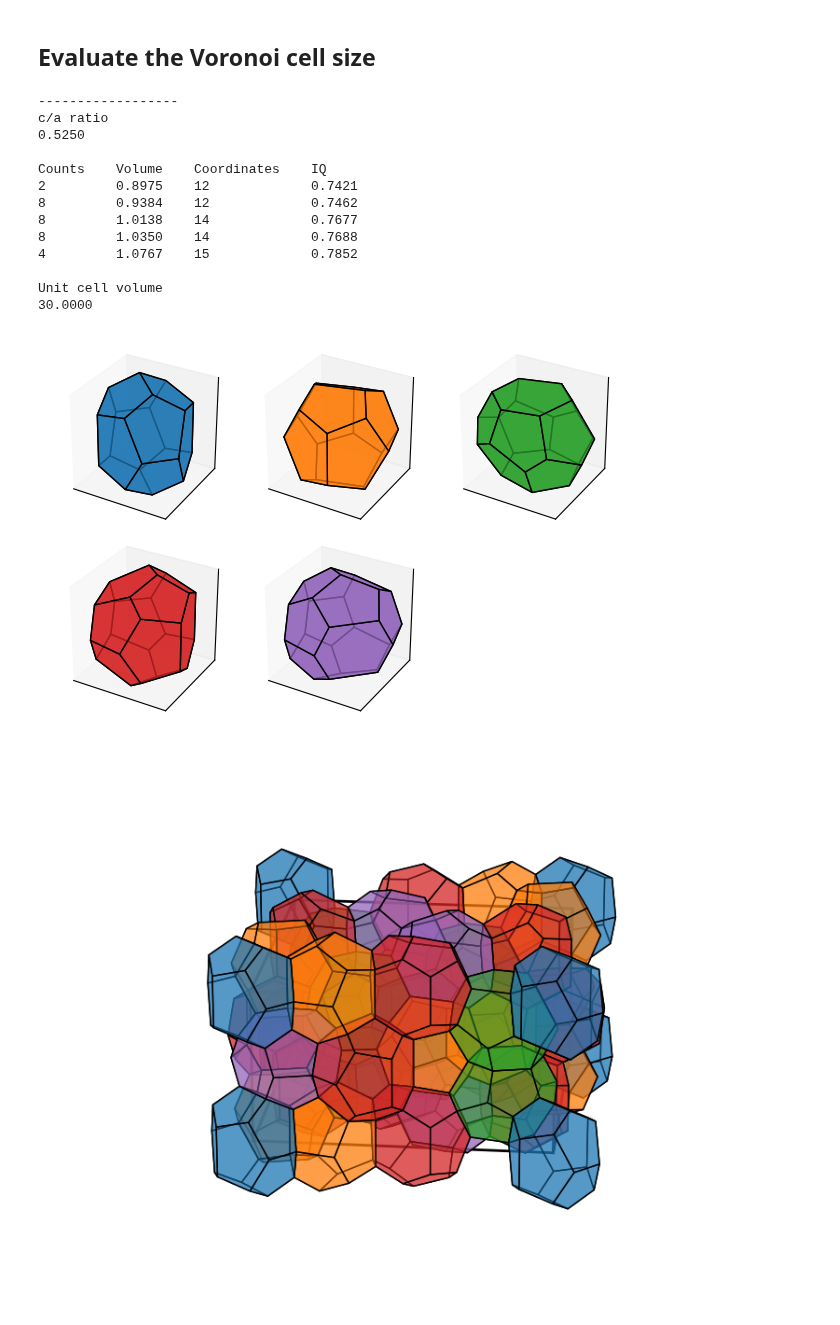
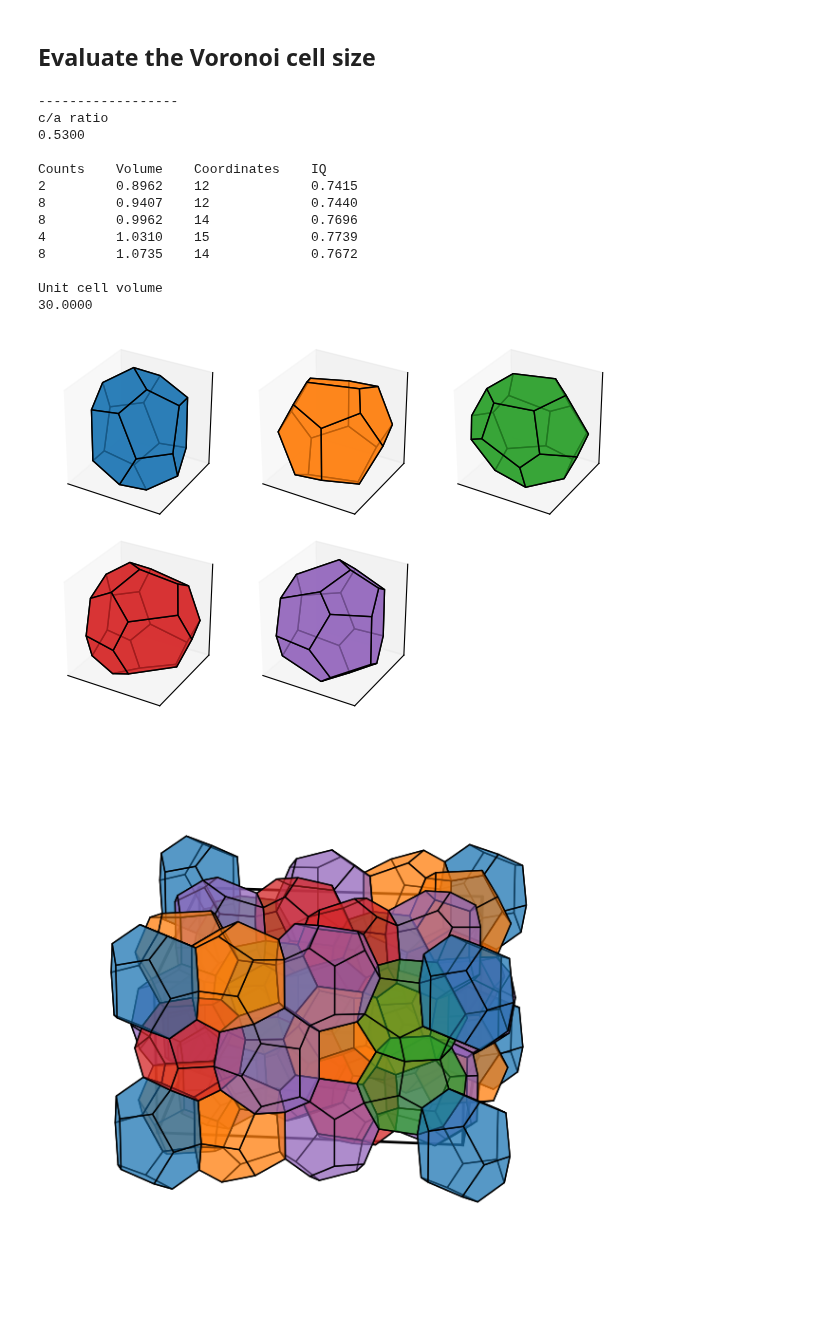
Before and after one commit to ch-tung/QC_scattering, a Jupyter notebook: test_FK-sigma_ca_ratio_voronoi.ipynb, the cells around one changed output. Saved outputs shown, nothing was run; the diff lists cells and outputs as text; code cells hidden in the pictures.

```diff
--- a/test_FK-sigma_ca_ratio_voronoi.ipynb
+++ b/test_FK-sigma_ca_ratio_voronoi.ipynb
@@ -2,6 +2,8 @@
 from FK import *
 import pyvoro
 import os
+import matplotlib as mpl
 import matplotlib.pyplot as plt
 from mpl_toolkits.mplot3d.art3d import Poly3DCollection
+plt.rcParams["font.family"] = "Arial"
 # %%
@@ -158,7 +182,7 @@ n_layers = 1
 # r_ca = [0.426,0.459,0.473,0.496,0.511,0.515,0.518,0.522,0.533,0.535]
 # r_ca = [228/431]
 # r_ca = [1/1.9]
-r_ca = [0.525]
+r_ca = [0.530]
 
 # Iterate over c/a ratios
 for i_r, r in enumerate(r_ca):
@@ -222,14 +246,14 @@ for i_r, r in enumerate(r_ca):
 # %% [output]
 ------------------
 c/a ratio
-0.5250
+0.5300
 
 Counts    Volume    Coordinates    IQ
-2         0.8975    12             0.7421
-8         0.9384    12             0.7462
-8         1.0138    14             0.7677
-8         1.0350    14             0.7688
-4         1.0767    15             0.7852
+2         0.8962    12             0.7415
+8         0.9407    12             0.7440
+8         0.9962    14             0.7696
+4         1.0310    15             0.7739
+8         1.0735    14             0.7672
 
 Unit cell volume
 30.0000
@@ -310,7 +334,7 @@ for i_cell in range(len(unique_volume_reduced)):
 plt.tight_layout()
 plt.show()
 # %% [output]
-[figure, old version]
+[figure, new version]
 # %%
 n_x = 1
 n_y = 1
@@ -363,9 +387,15 @@ for i_r, r in enumerate(r_ca):
     # list of reduced cell volumes
     list_volume_reduced = np.array(list_volume)*np.sum(counts)/np.sum(counts*unique_volume)
 
-fig = plt.figure(figsize=(8,6))
+fig = plt.figure(figsize=(6,6))
 ax = fig.add_subplot(1, 1, 1, projection='3d')
 ax.set_box_aspect([l,l,l_c])
+
+# # custom color map
+# cmap=mpl.colormaps['rainbow']
+# colors = cmap(np.linspace(0,1,len(unique_volume_reduced)))
+
+colors = ['C0','C1','C2','C3','C4']
 
 for i_cell in range(len(points)):
     if points[i_cell,2]>l_c*1.01:
@@ -398,31 +428,33 @@ i_type = np.argmin(np.abs(unique_volume_reduced-volume))
 c_list = [[l,0,0],[0,l,0],[l,l,0],[0,l,l_c],[l,0,l_c],[l,l,l_c]]
 
 for c in c_list:
     # ax.plot(c_list[0],c_list[1],c_list[2],'k.',markersize=10)
 
     for i_faces, face in enumerate(faces):
         vertices_face_list = vertices[face['vertices']].tolist()
         pgs = [list(tuple(x for x in v) for v in np.array(vertices_face_list)+c)]
         collection_v = Poly3DCollection(pgs,
                                         facecolors=colors[i_type], linewidths=1, edgecolors='k', alpha=.5)
 
         ax.add_collection3d(collection_v)
 
 ax.plot([0,l,l,0,0],[0,0,l,l,0],[0,0,0,0,0],'-k',lw=2)
 ax.plot([0,l,l,0,0],[0,0,l,l,0],[l_c,l_c,l_c,l_c,l_c],'-k',lw=2)
 ax.plot([0,0,0,0,0],[0,0,l,l,0],[0,l_c,l_c,0,0],'-k',lw=2)
 ax.plot([l,l,l,l,l],[0,0,l,l,0],[0,l_c,l_c,0,0],'-k',lw=2)
 
 ax.set_xlim(0-l/10,l+l/1/10)
 ax.set_ylim(0-l/10,l+l/1/10)
 ax.set_zlim(0-l_c/10,l_c+l_c/1/10)
 ax.set_xticks([])
 ax.set_yticks([])
 ax.set_zticks([])
 ax.view_init(elev=20, azim=-84)
+# ax.view_init(elev=90, azim=-90)
+# ax.set_proj_type('ortho')
 ax.axis('off')
 
 plt.tight_layout()
 plt.show()
 # %% [output]
-[figure, old version]
+[figure, new version]
```
Also changed, not shown: parts of 6 cells of this notebook, 2 other files.
